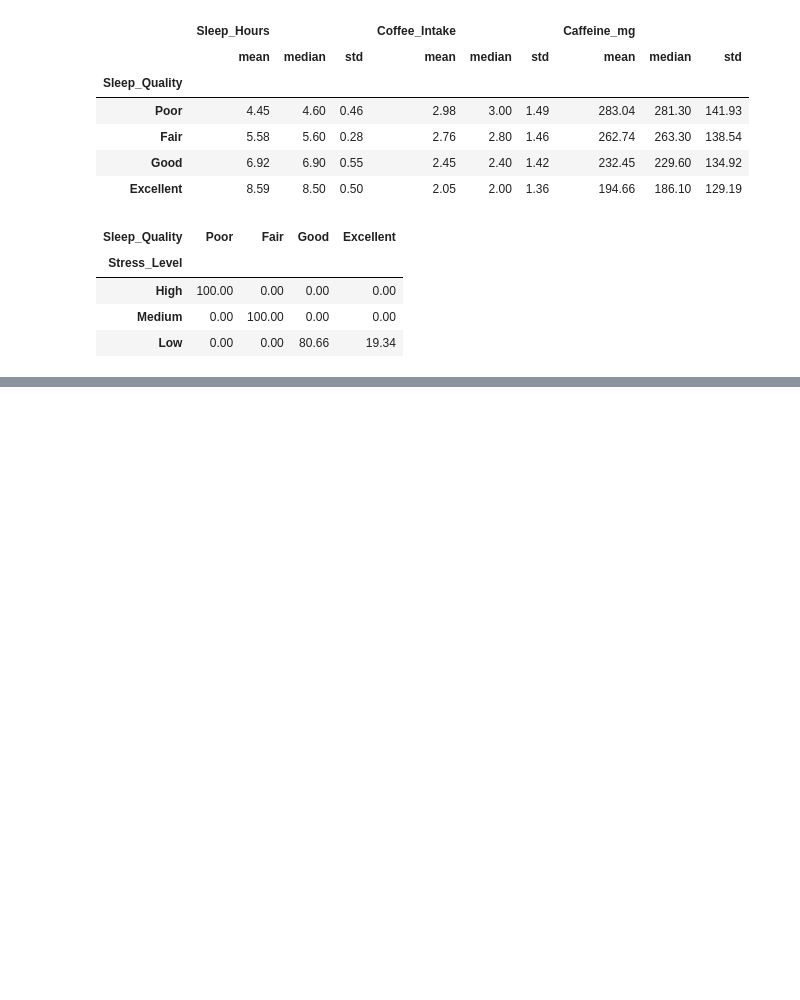
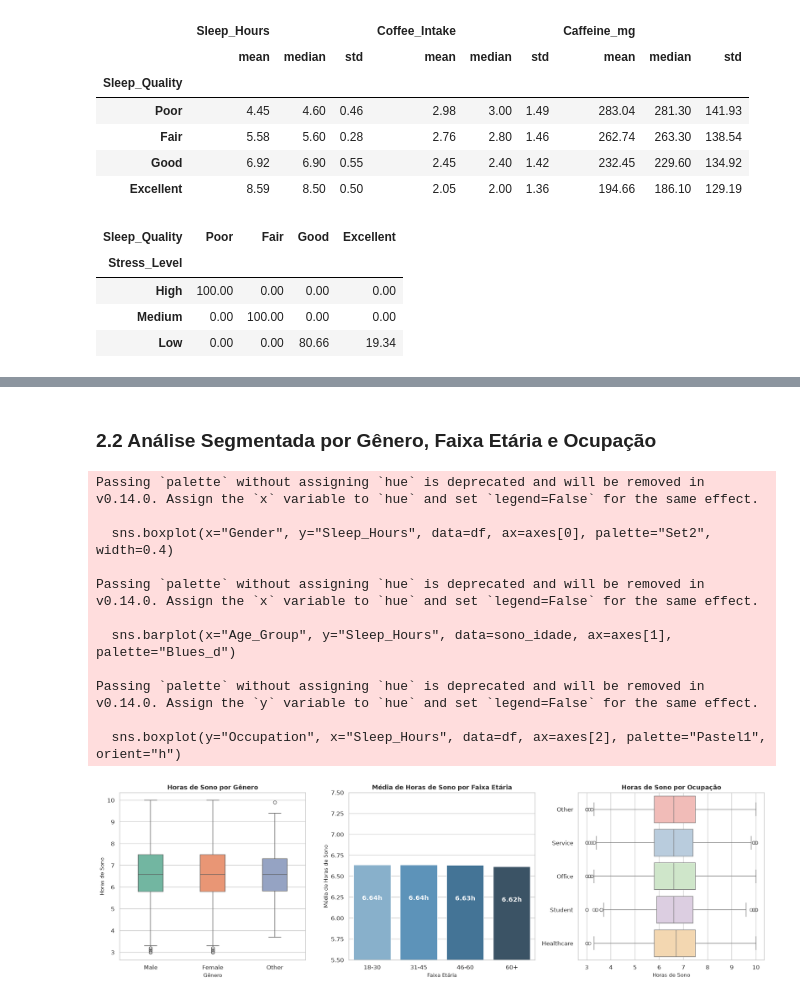
Before and after one commit to Davi-Goivinho/Checkpoint_Cientista_Dados-_1, a Jupyter notebook: notebooks/analise_cafe_sono.ipynb, the cells around one changed output, grey strips where cells are left out. Saved outputs shown, nothing was run; the diff lists cells and outputs as text; code cells hidden in the pictures; blank space fills up the shorter version.

```diff
--- a/notebooks/analise_cafe_sono.ipynb
+++ b/notebooks/analise_cafe_sono.ipynb
@@ -285,0 +316,43 @@ display(tabela_cruzada_estresse[['Poor', 'Fair', 'Good', 'Excellent']].loc[['Hig
+# %% [markdown]
+### 2.2 Análise Segmentada por Gênero, Faixa Etária e Ocupação
+# %%
+fig, axes = plt.subplots(1, 3, figsize=(18, 5.5))
+
+
+sns.boxplot(x="Gender", y="Sleep_Hours", data=df, ax=axes[0], palette="Set2", width=0.4)
+axes[0].set_title("Horas de Sono por Gênero")
+axes[0].set_xlabel("Gênero")
+axes[0].set_ylabel("Horas de Sono")
+
+df["Age_Group"] = pd.cut(df["Age"], bins=[17, 30, 45, 60, 100], labels=["18-30", "31-45", "46-60", "60+"])
+sono_idade = df.groupby("Age_Group", observed=False)["Sleep_Hours"].mean().reset_index()
+sns.barplot(x="Age_Group", y="Sleep_Hours", data=sono_idade, ax=axes[1], palette="Blues_d")
+axes[1].set_title("Média de Horas de Sono por Faixa Etária")
+axes[1].set_xlabel("Faixa Etária")
+axes[1].set_ylabel("Média de Horas de Sono")
+axes[1].set_ylim(5.5, 7.5)
+for p in axes[1].patches:
+    axes[1].annotate(f"{p.get_height():.2f}h",
+                     (p.get_x() + p.get_width() / 2., p.get_height() - 0.4),
+                     ha="center", va="center", color="white", fontweight="bold")
+
+sns.boxplot(y="Occupation", x="Sleep_Hours", data=df, ax=axes[2], palette="Pastel1", orient="h")
+axes[2].set_title("Horas de Sono por Ocupação")
+axes[2].set_xlabel("Horas de Sono")
+axes[2].set_ylabel("")
+
+plt.tight_layout()
+plt.show()
+# %% [output]
+Passing `palette` without assigning `hue` is deprecated and will be removed in v0.14.0. Assign the `x` variable to `hue` and set `legend=False` for the same effect.
+
+  sns.boxplot(x="Gender", y="Sleep_Hours", data=df, ax=axes[0], palette="Set2", width=0.4)
+
+Passing `palette` without assigning `hue` is deprecated and will be removed in v0.14.0. Assign the `x` variable to `hue` and set `legend=False` for the same effect.
+
+  sns.barplot(x="Age_Group", y="Sleep_Hours", data=sono_idade, ax=axes[1], palette="Blues_d")
+
+Passing `palette` without assigning `hue` is deprecated and will be removed in v0.14.0. Assign the `y` variable to `hue` and set `legend=False` for the same effect.
+
+  sns.boxplot(y="Occupation", x="Sleep_Hours", data=df, ax=axes[2], palette="Pastel1", orient="h")
+[figure, added]
```
Also changed, not shown: parts of 7 cells of this notebook, 2 other files.
